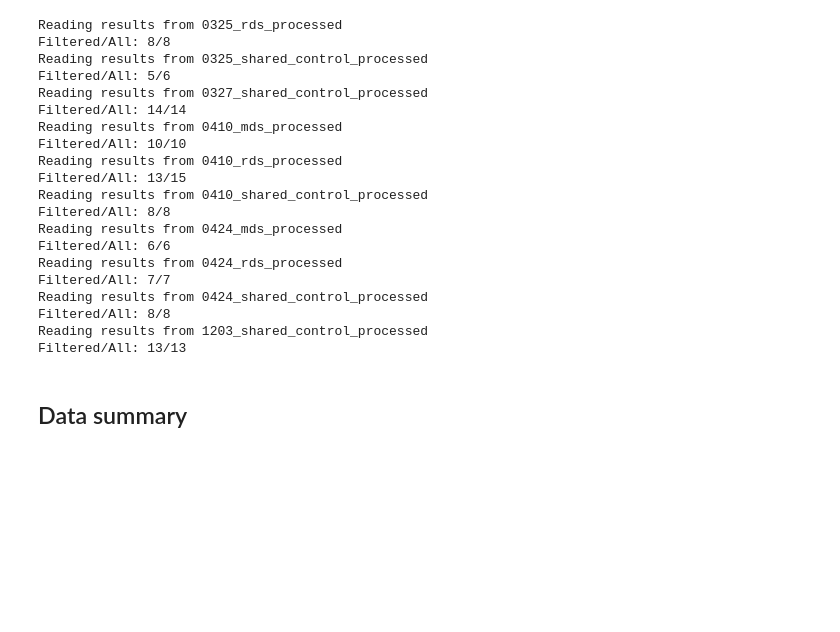
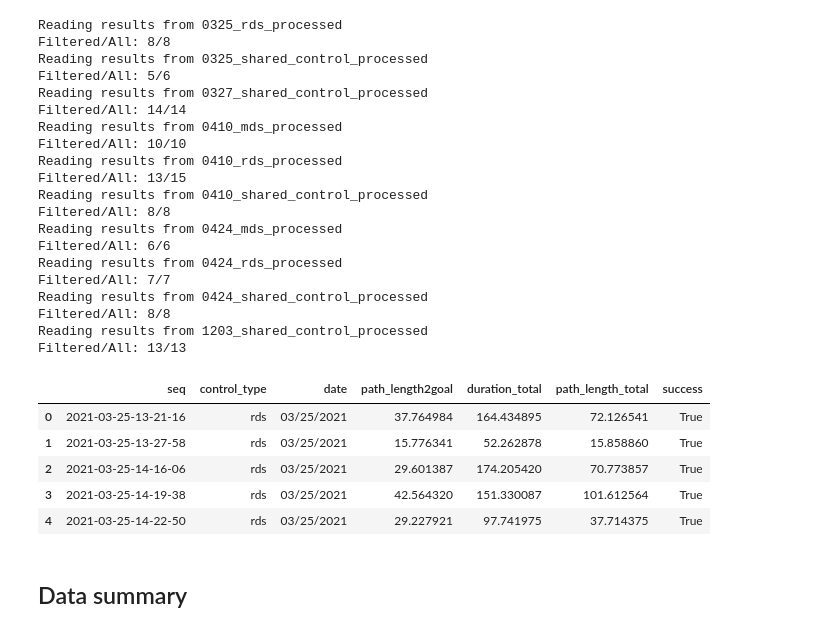
Before and after one commit to epfl-lasa/crowdbot-evaluation-tools, a Jupyter notebook: notebooks/comprehensive_eval_ver3.ipynb, the cells around one changed output. Saved outputs shown, nothing was run; the diff lists cells and outputs as text; code cells hidden in the pictures; blank space fills up the shorter version.

```diff
--- a/notebooks/comprehensive_eval_ver3.ipynb
+++ b/notebooks/comprehensive_eval_ver3.ipynb
@@ -139,6 +138,15 @@ Reading results from 0424_shared_control_processed
 Filtered/All: 8/8
 Reading results from 1203_shared_control_processed
 Filtered/All: 13/13
+# %%
+all_data_df.head()
+# %% [output]
+|  | seq | control_type | date | path_length2goal | duration_total | path_length_total | success |
+| 0 | 2021-03-25-13-21-16 | rds | 03/25/2021 | 37.764984 | 164.434895 | 72.126541 | True |
+| 1 | 2021-03-25-13-27-58 | rds | 03/25/2021 | 15.776341 | 52.262878 | 15.858860 | True |
+| 2 | 2021-03-25-14-16-06 | rds | 03/25/2021 | 29.601387 | 174.205420 | 70.773857 | True |
+| 3 | 2021-03-25-14-19-38 | rds | 03/25/2021 | 42.564320 | 151.330087 | 101.612564 | True |
+| 4 | 2021-03-25-14-22-50 | rds | 03/25/2021 | 29.227921 | 97.741975 | 37.714375 | True |
 # %% [markdown]
 ## Data summary
 # %%
```
Also changed, not shown: parts of 4 cells of this notebook, 1 other file.
